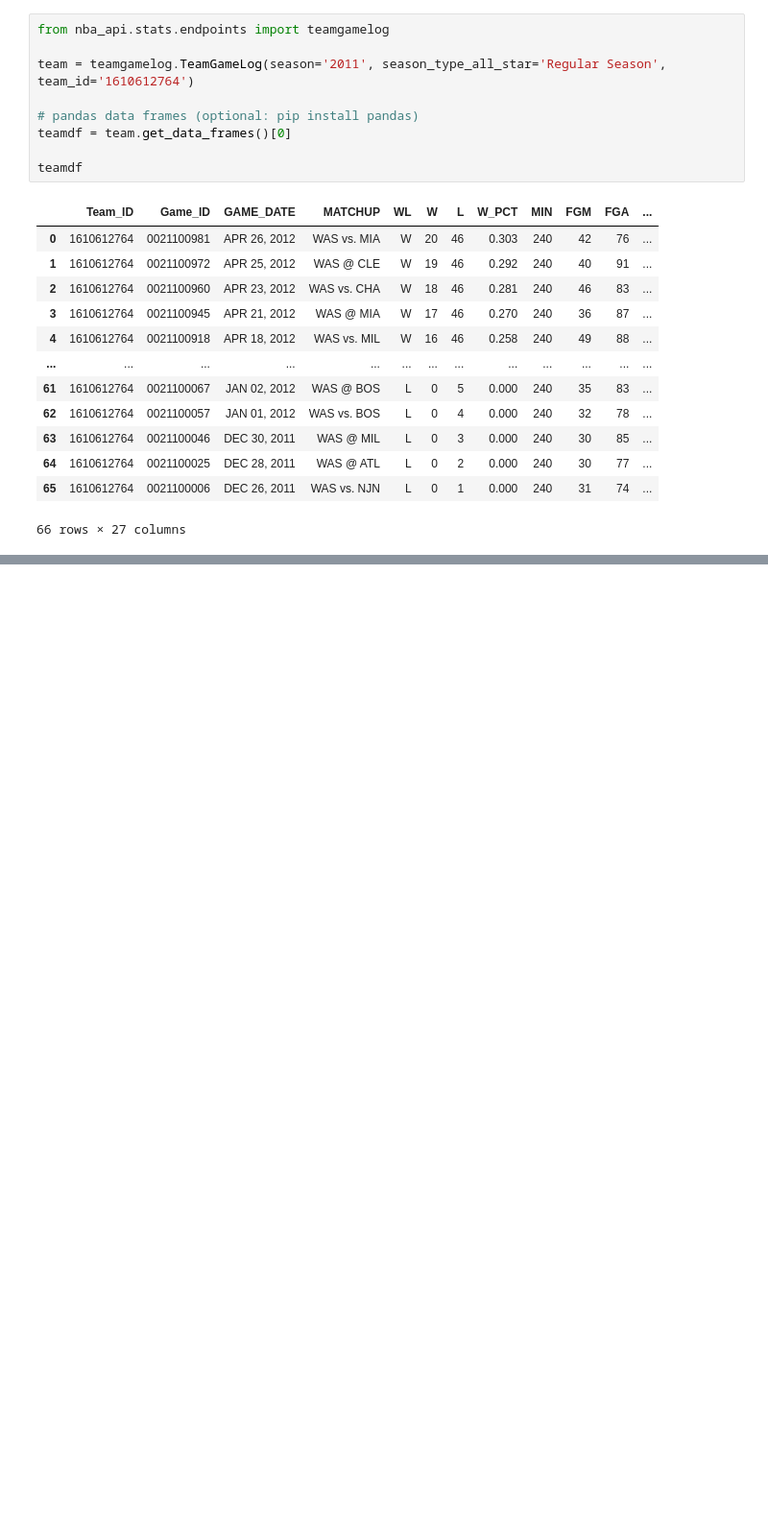
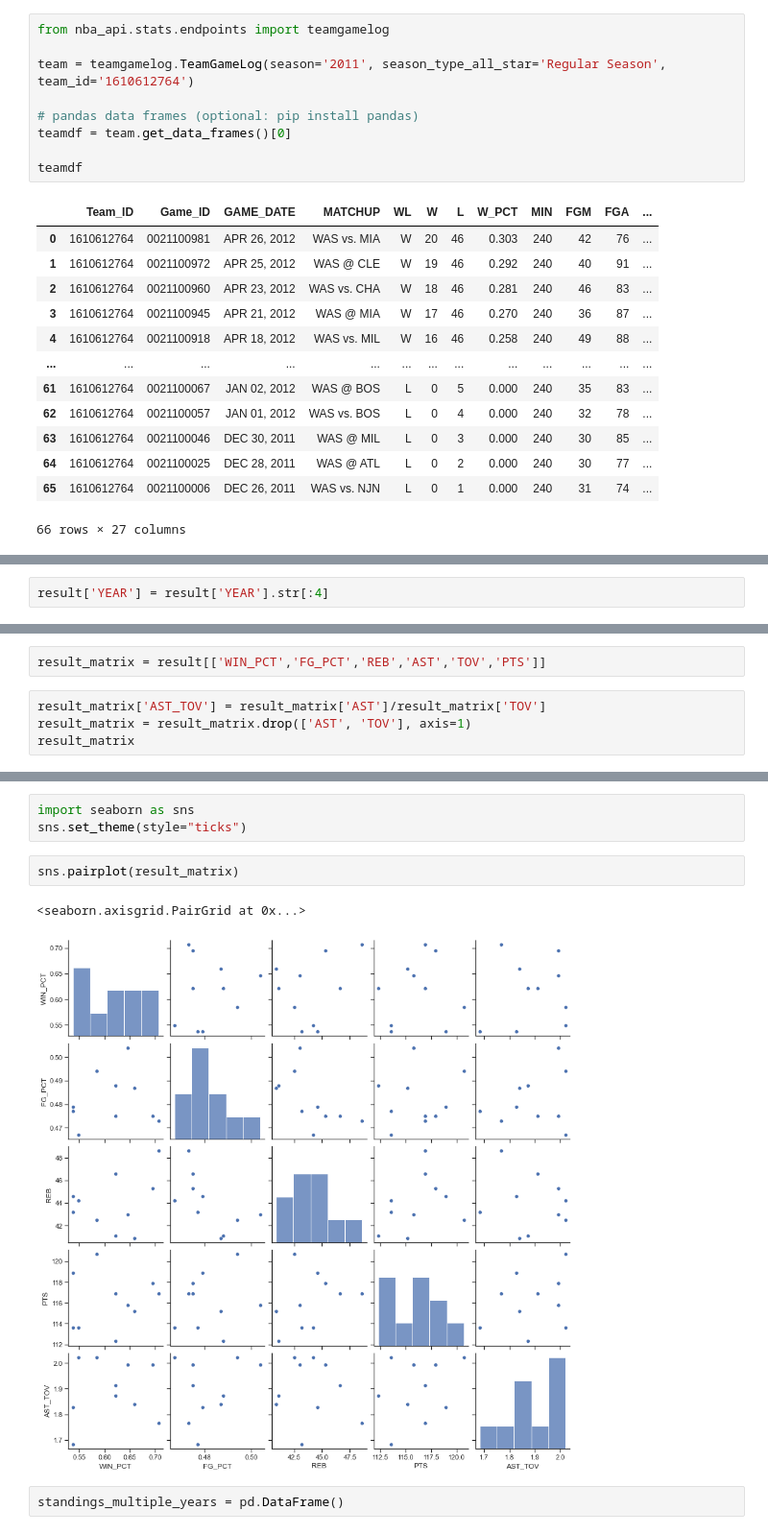
Before and after one commit to marcelcastrolima/nba_data_project, a Jupyter notebook: Untitled.ipynb, the cells around one changed output, grey strips where cells are left out. Shown at 96% size. Drawn from its saved outputs; the diff is of its cells as text; blank space fills up the shorter version.

```diff
--- a/Untitled.ipynb
+++ b/Untitled.ipynb
@@ -444,0 +712,2 @@ stats
+# %%
+result['YEAR'] = result['YEAR'].str[:4]
@@ -444,0 +733,6 @@ stats
+# %%
+result_matrix = result[['WIN_PCT','FG_PCT','REB','AST','TOV','PTS']]
+# %%
+result_matrix['AST_TOV'] = result_matrix['AST']/result_matrix['TOV']
+result_matrix = result_matrix.drop(['AST', 'TOV'], axis=1)
+result_matrix
@@ -444,0 +756,10 @@ stats
+# %%
+import seaborn as sns
+sns.set_theme(style="ticks")
+# %%
+sns.pairplot(result_matrix)
+# %% [output]
+<seaborn.axisgrid.PairGrid at 0x...>
+[figure, added]
+# %%
+standings_multiple_years = pd.DataFrame()
```
Also changed, not shown: parts of 58 cells of this notebook, 4 other files.
